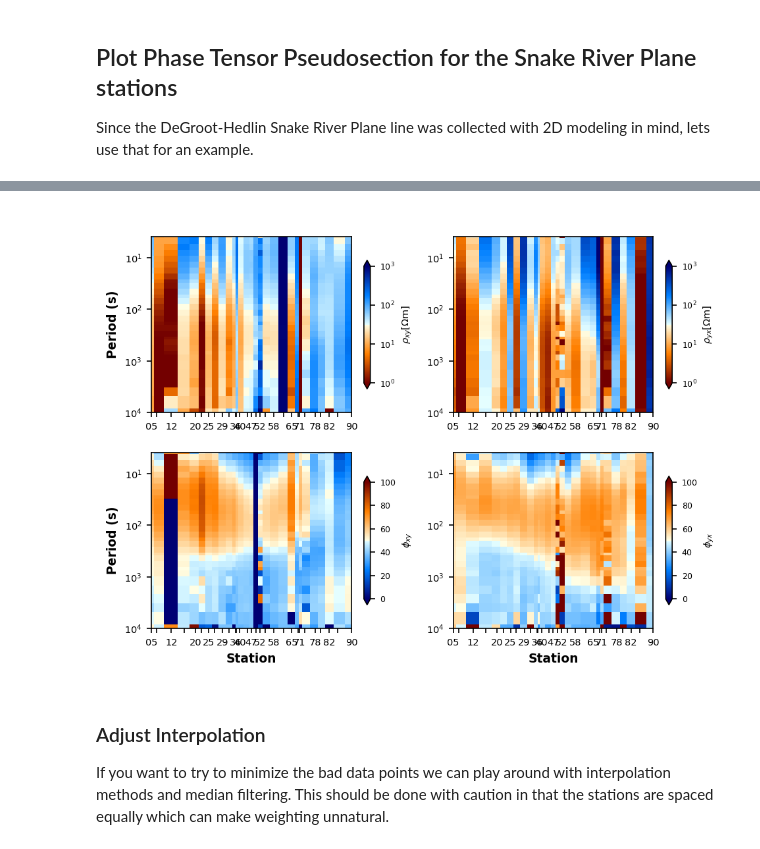
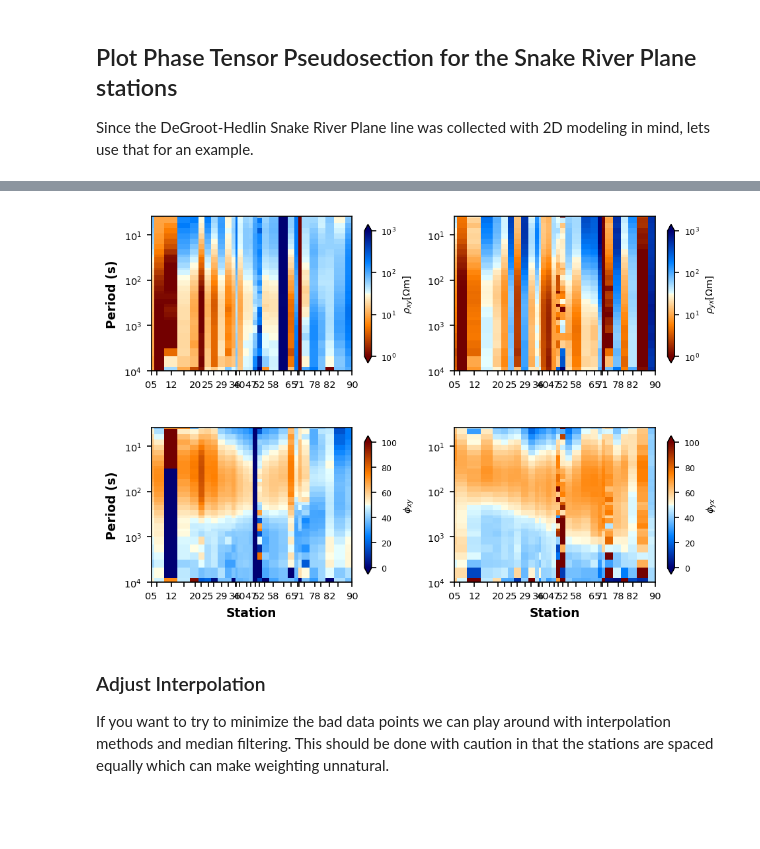
Before and after one commit to simpeg-research/earthscope-mt-course, a Jupyter notebook: notebooks/mtpy/07_resistivity_phase_pseudosection.ipynb, the cells around one changed output, grey strips where cells are left out. Drawn from its saved outputs; the diff is of its cells as text; code cells hidden in the pictures; blank space fills up the shorter version.

```diff
--- a/notebooks/mtpy/07_resistivity_phase_pseudosection.ipynb
+++ b/notebooks/mtpy/07_resistivity_phase_pseudosection.ipynb
@@ -17,5 +13,8 @@ from mtpy import MTCollection
 
 In the previous example we created a MTH5 file from existing Yellowstone data.  Let's open that file here for plotting.
 # %%
-mc = MTCollection()
-mc.open_collection(Path().cwd().parent.parent.joinpath("data", "transfer_functions", "yellowstone_mt_collection.h5"))
+%%time
+with MTCollection() as mc:
+    mc.open_collection(Path().cwd().joinpath("yellowstone_mt_collection.h5"))
+    mc.working_dataframe = mc.master_dataframe[mc.master_dataframe.station.str.startswith("SR2")]
+    dgh_mt_data = mc.to_mt_data()
@@ -22,3 +29,5 @@ mc.open_collection(Path().cwd().parent.parent.joinpath("data", "transfer_functio
+# %%
+dgh_mt_data.utm_epsg = 32612
 # %% [markdown]
 ## Plot Phase Tensor Pseudosection for the Snake River Plane stations
 
@@ -32,12 +35,13 @@ Wall time: 29.6 s
 # %%
 plot_rp_pseudosection = dgh_mt_data.plot_resistivity_phase_pseudosections(
     fig_num=1,
     profile_reverse=True,
     station_id=[3, None],
     station_step=2,
+    y_stretch=80000,
 )
 # %% [output]
-[figure, old version]
+[figure, new version]
 # %% [markdown]
 ### Adjust Interpolation
 
```
Also changed, not shown: parts of 10 cells of this notebook.
